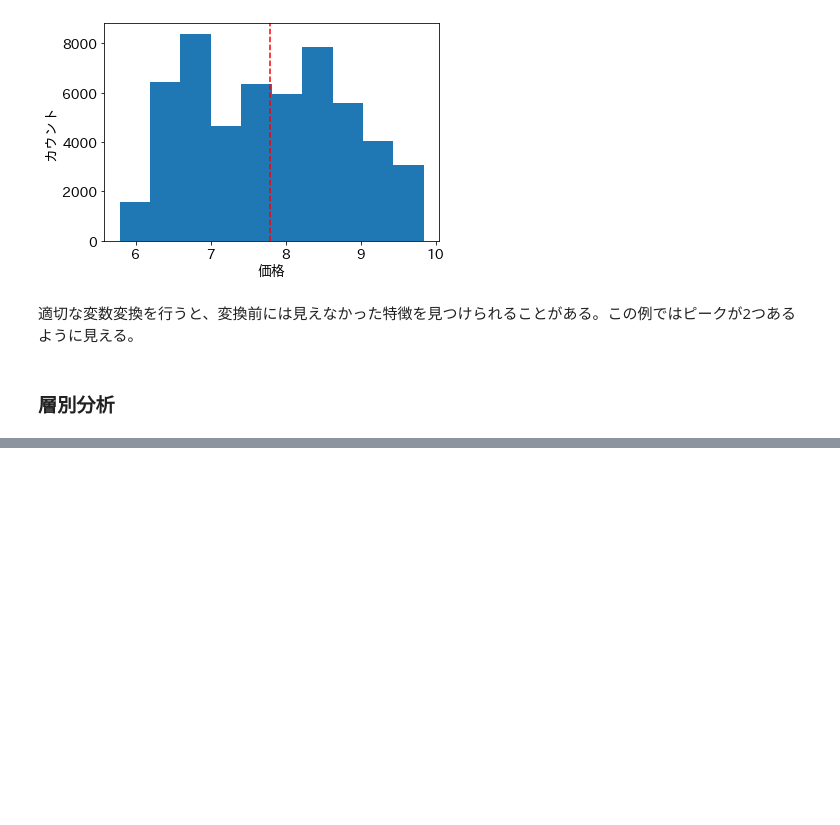
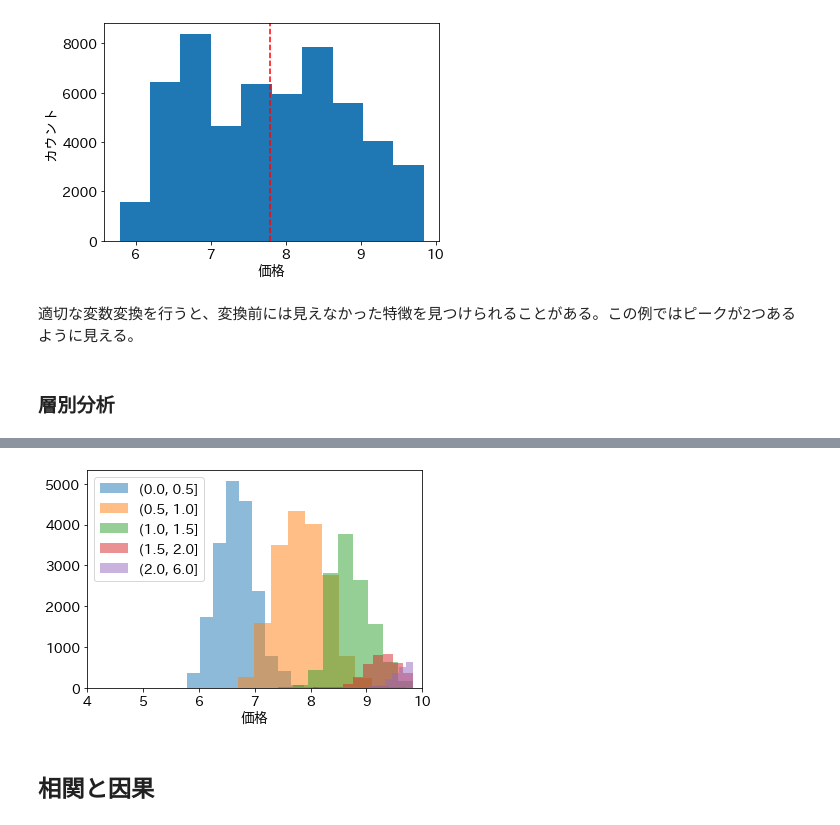
Before and after one commit to tsuboshun/begin-python, a Jupyter notebook: _sources/lecture14.ipynb, the cells around one changed output, grey strips where cells are left out. Drawn from its saved outputs; the diff is of its cells as text; code cells hidden in the pictures; blank space fills up the shorter version.

```diff
--- a/_sources/lecture14.ipynb
+++ b/_sources/lecture14.ipynb
@@ -249,14 +248,0 @@ df_titanic = sns.load_dataset('titanic')
-# %%
-# プロットの入れ物の用意
-fig, ax = plt.subplots(figsize=(6, 4))
-
-# データの用意
-x = df_titanic["sex"].values
-y = df_titanic["survived"].values
-hue = df_titanic["pclass"].values
-
-# 棒グラフのプロット
-sns.barplot(x=x, y=y, hue=hue, hue_order=[1, 2, 3], ax=ax)
-
-# 表示
-plt.show()
@@ -319,0 +253,3 @@ plt.show()
+# %%
+bins = np.array([0, 0.5, 1, 1.5, 2, 6])
+df_diamond['carat_bin'] = pd.cut(df_diamond['carat'], bins=bins)
@@ -319,0 +265,23 @@ plt.show()
+# %%
+# プロットの入れ物の用意
+fig, ax = plt.subplots(figsize=(6, 4))
+
+# ヒストグラムのプロット
+for value in df_diamond['carat_bin'].unique():
+    subset = df_diamond[df_diamond['carat_bin'] == value]
+    x = np.log(subset["price"].values)
+    ax.hist(x, bins=10, alpha=0.5, label=str(value))
+
+# 軸の範囲を設定
+ax.set_xlim((4, 10))
+
+# 軸ラベルの設定
+ax.set_xlabel("価格")
+
+# 表示
+plt.legend()
+plt.show()
+# %% [output]
+[figure, added]
+# %% [markdown]
+## 相関と因果
```
Also changed, not shown: parts of 24 cells of this notebook, 9 other files.
